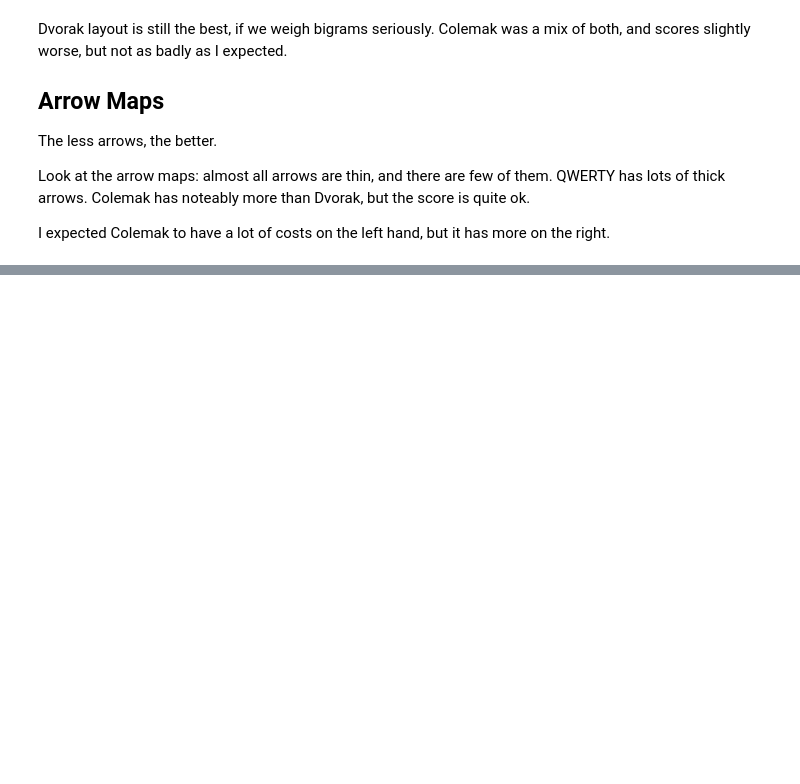
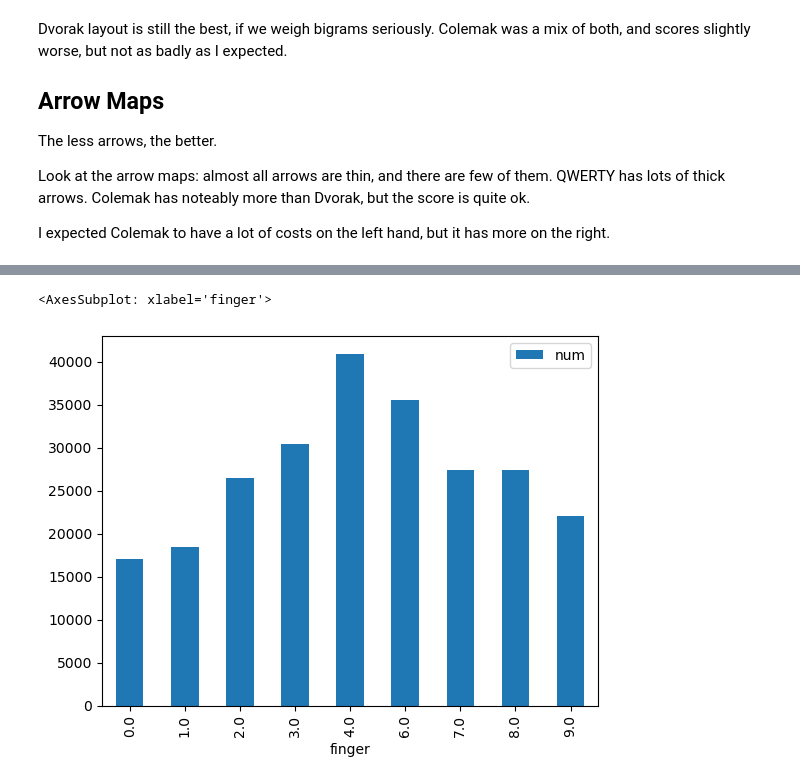
Before and after one commit to culebron/rus-layout-opt, a Jupyter notebook: English Layouts.ipynb, the cells around one changed output, grey strips where cells are left out. Saved outputs shown, nothing was run; the diff lists cells and outputs as text; code cells hidden in the pictures; blank space fills up the shorter version.

```diff
--- a/English Layouts.ipynb
+++ b/English Layouts.ipynb
@@ -126,0 +143,5 @@ eng_res['sholes1'].combomap(eng_res['sholes2'], eng_res['dvorak'], eng_res['cole
+# %%
+eng_res['dvorak'].bigrams.groupby('finger').agg({'num': 'sum'}).plot.bar()
+# %% [output]
+<AxesSubplot: xlabel='finger'>
+[figure, added]
```
Also changed, not shown: parts of 4 cells of this notebook, 2 other files.
